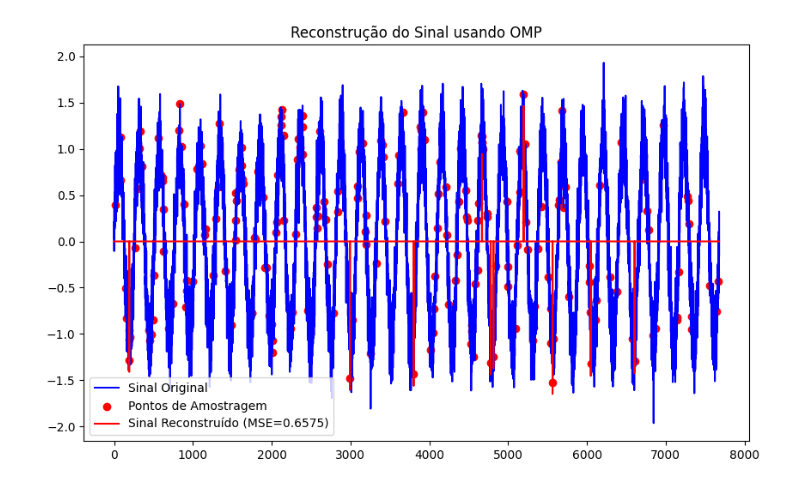
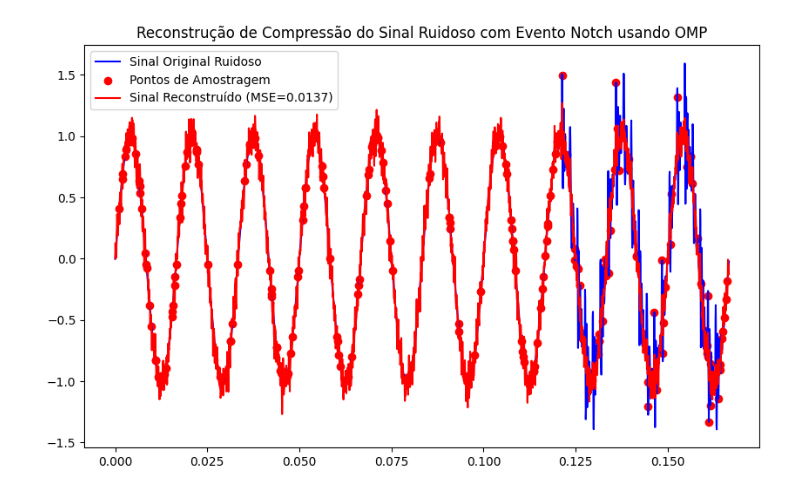
Before and after one commit to AugustoBonifacio001/AugustoBonifacio001, a Jupyter notebook: Untitled1.ipynb, the cells around one changed output. Saved outputs shown, nothing was run; the diff lists cells and outputs as text; code cells hidden in the pictures.

```diff
--- a/Untitled1.ipynb
+++ b/Untitled1.ipynb
@@ -58,75 +74,87 @@ def omp(Phi, u, s):
     omp_model = OrthogonalMatchingPursuit(n_nonzero_coefs=s)
     omp_model.fit(Phi, u)
     return omp_model.coef_
 
 def calculate_mse(original, reconstructed):
     return np.mean((original - reconstructed)**2)
 
-def evento_swell(SNRdb):
+def evento_notch(SNRdb, n, T, Npc, Nc, FreqFund):
+    AmpMin = 0.45
     Vm1 = 1
     fase = 0
-    FreqFund = 60
-
-    Npc = 256
-    Nc = 30
-    Npt = Nc * Npc
-    Fs = Npc * 60
-    T = 1 / Fs
-
     w0 = 2 * np.pi * FreqFund
 
-    t = np.arange(0, T * Npt, T)
+    t = T * np.arange(0, n)
+    x1 = Vm1 * np.sin(w0 * t + fase)
 
-    no = np.random.randint(7 * Npc, 8 * Npc)
-    n = no
+    a = np.random.uniform(1000, 2000)
+    freq = np.random.uniform(1000, 3000)
+    Npc_dist = np.random.randint(7 * Npc, 8 * Npc)
+    n_dist = Npc_dist
+    k = 0.7
 
-    afundamento = np.random.uniform(0.1, 0.9)
-    passo = afundamento / Npc
+    n2 = 0
+    periodo = 32
 
-    Ps = (Vm1**2) / 2
-    Pr = Ps / (10**(SNRdb / 10))
+    dist = np.zeros(n)
+    for n1 in range(0, n):
+        if n1 > Npc_dist:
+            dist[n1] = k * np.exp(-a * t[n2]) * np.sin(2 * np.pi * freq * t[n2])
+            n2 += 1
+            if n1 == (Npc_dist + periodo) and (n1 < Nc * Npc - periodo):
+                Npc_dist += periodo
+                a = np.random.uniform(1000, 2000)
+                freq = np.random.uniform(1000, 3000)
+                n2 = 0
+        if n1 <= Npc_dist:
+            dist[n1] = 0
+
+    Ps = (Vm1 ** 2) / 2
+    Pr = Ps / (10 ** (SNRdb / 10))
     desvio = np.sqrt(Pr)
-    R = np.random.normal(0, desvio, Nc * Npc)
-    R = R - np.mean(R)
+    R = np.random.normal(0, desvio, n)
+    R -= np.mean(R)
+    xIn = x1 + dist + R
 
-    x1 = np.zeros(Nc * Npc)
+    return xIn, n_dist, Nc, FreqFund
 
-    for n1 in range(Nc * Npc):
-        x1[n1] = Vm1 * np.sin(w0 * t[n1] + fase)
-        if no < n1 < (no + Npc + 1):
-            Vm1 = Vm1 + passo
+# Configurações
+SNRdb = 60
+Npc = 256
+T = 1 / (Npc * 60)
+Nc = 10
+n = Nc * Npc
+FreqFund = 60
 
-    xIn = x1 + R
+# Geração do sinal com a introdução de ruído
+xIn, _, _, _ = evento_notch(SNRdb, n, T, Npc, Nc, FreqFund)
 
-    return xIn, n, Nc, FreqFund
-
-SNRdb = 10
-xIn, n, Nc, FreqFund = evento_swell(SNRdb)
-
-# Aplicação do algoritmo OMP
+# Amostragem aleatória do sinal ruidoso
 p = 220
 amostras_aleatorias = np.round((len(xIn)) * np.random.rand(p)).astype(int)
 y = xIn[amostras_aleatorias]
 
-# Construção de matriz identidade como exemplo Phi (pode ser substituída por outra base)
-Phi = np.eye(len(xIn))
+# Aqui {y} = [C]{x} = [C][Phi]{s}, onde Phi é a transformada discreta do cosseno inversa
+
+# Phi = scipy.fftpack.dct(np.eye(n), axis=0, norm='ortho')
+Phi = np.fft.fft(np.eye(n, n)) * 1
+CPhi = np.imag(Phi[amostras_aleatorias, :])
 
 # OMP para minimização de l1
-s_reconstruido = omp(Phi[amostras_aleatorias, :], y, 10)
-x_rec = np.dot(Phi, s_reconstruido)
+s_reconstruido = omp(CPhi, y, 10)  # obter o vetor esparso através do algoritmo OMP
+x_rec = np.imag(np.fft.fft(s_reconstruido))
+# Calcular o MSE
+mse_omp = calculate_mse(xIn, x_rec[:len(xIn)])
 
-# Calcular o MSE
-mse_omp = calculate_mse(xIn, x_rec)
-
-# Visualizar o sinal original com pontos de amostragem aleatória e sinal reconstruído
+# Visualizar o sinal original ruidoso com pontos de amostragem aleatória e erro
 plt.figure(figsize=(10, 6))
-t = np.arange(0, len(xIn))
-plt.plot(t, xIn, 'b', label='Sinal Original')
-plt.scatter(amostras_aleatorias, xIn[amostras_aleatorias], color='red', label='Pontos de Amostragem')
-plt.plot(t, x_rec, 'r', label=f'Sinal Reconstruído (MSE={mse_omp:.4f})')
-plt.title('Reconstrução do Sinal usando OMP')
+t = T * np.arange(0, len(xIn))
+plt.plot(t, xIn, 'b', label='Sinal Original Ruidoso')
+plt.scatter(np.arange(0, T * n, T)[amostras_aleatorias], xIn[amostras_aleatorias], color='red', label='Pontos de Amostragem')
+plt.plot(t, x_rec[:len(xIn)], 'r', label=f'Sinal Reconstruído (MSE={mse_omp:.4f})')
+plt.title('Reconstrução de Compressão do Sinal Ruidoso com Evento Notch usando OMP')
 plt.legend()
 plt.show()
 # %% [output]
-[figure, old version]
+[figure, new version]
 # %%
```
Also changed, not shown: parts of 3 cells of this notebook.
